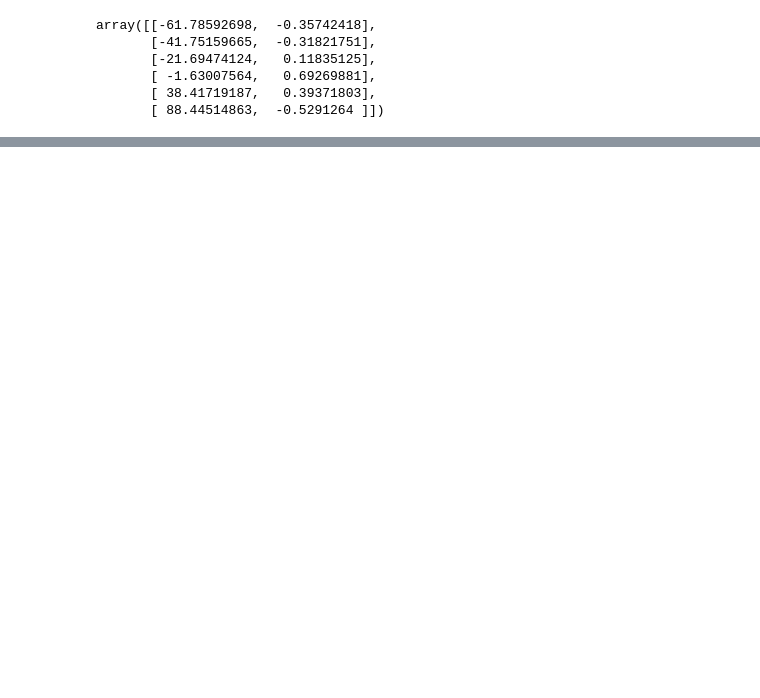
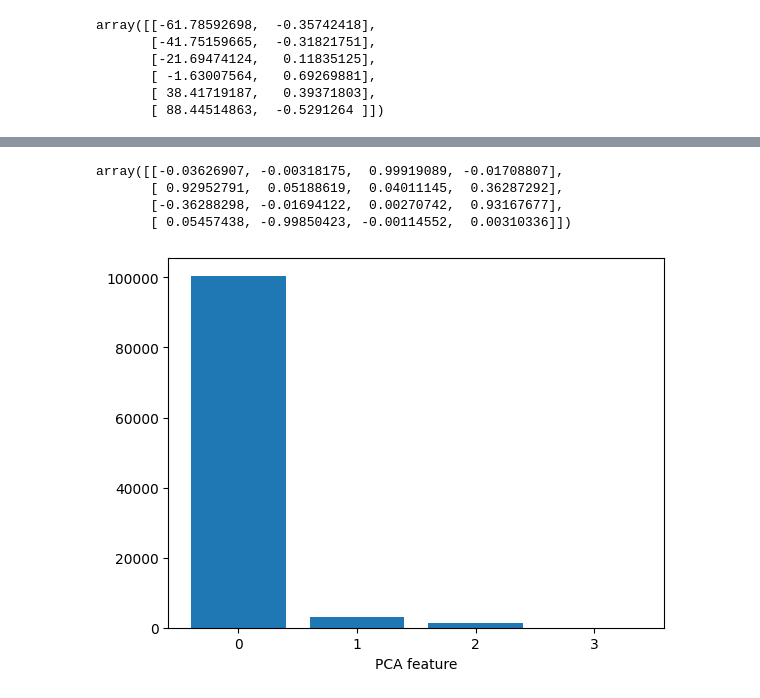
Before and after one commit to magannamazur/Codewars, a Jupyter notebook: DataCamp/e_unsupervised.ipynb, the cells around one changed output, grey strips where cells are left out. Drawn from its saved outputs; the diff is of its cells as text; code cells hidden in the pictures; blank space fills up the shorter version.

```diff
--- a/DataCamp/e_unsupervised.ipynb
+++ b/DataCamp/e_unsupervised.ipynb
@@ -331,0 +352,12 @@ plt.show()
+# %%
+samples_DR =pd.DataFrame({
+    'year': [1950, 1970, 1990, 2010, 2050, 2100],
+    'pop': [2.519, 3.692, 5.263, 6.9720,  8.94, 10.85],
+    'areaa': [1009, 455, 789, 170, 344, 767],
+    'PKB': [30, 20, 50, 10, 120, 30]
+})
+species_DR = ['red', 'red','blue', 'green', 'blue', 'blue']
+pca_4 = PCA(n_components = 4)
+pca_4.fit(samples_DR)
+transformed_DR = pca_4.transform(samples_DR)
+transformed_DR.shape
@@ -331,0 +381,17 @@ plt.show()
+# %%
+pca_4.components_
+# %% [output]
+array([[-0.03626907, -0.00318175,  0.99919089, -0.01708807],
+       [ 0.92952791,  0.05188619,  0.04011145,  0.36287292],
+       [-0.36288298, -0.01694122,  0.00270742,  0.93167677],
+       [ 0.05457438, -0.99850423, -0.00114552,  0.00310336]])
+# %%
+features_RD = range(pca_4.n_components_)
+pca_4.explained_variance_
+plt.bar(features_RD, pca_4.explained_variance_)
+plt.xticks(features_RD)
+plt.xlabel('variance')
+plt.xlabel('PCA feature')
+plt.show()
+# %% [output]
+[figure, added]
```
Also changed, not shown: parts of 63 cells of this notebook.
